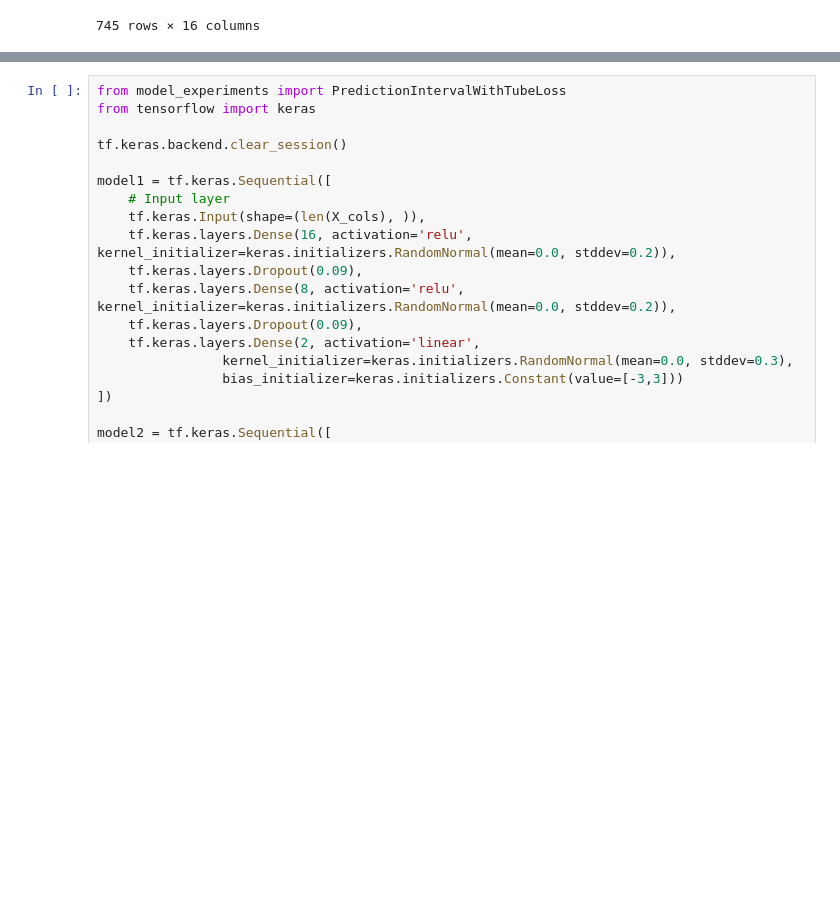
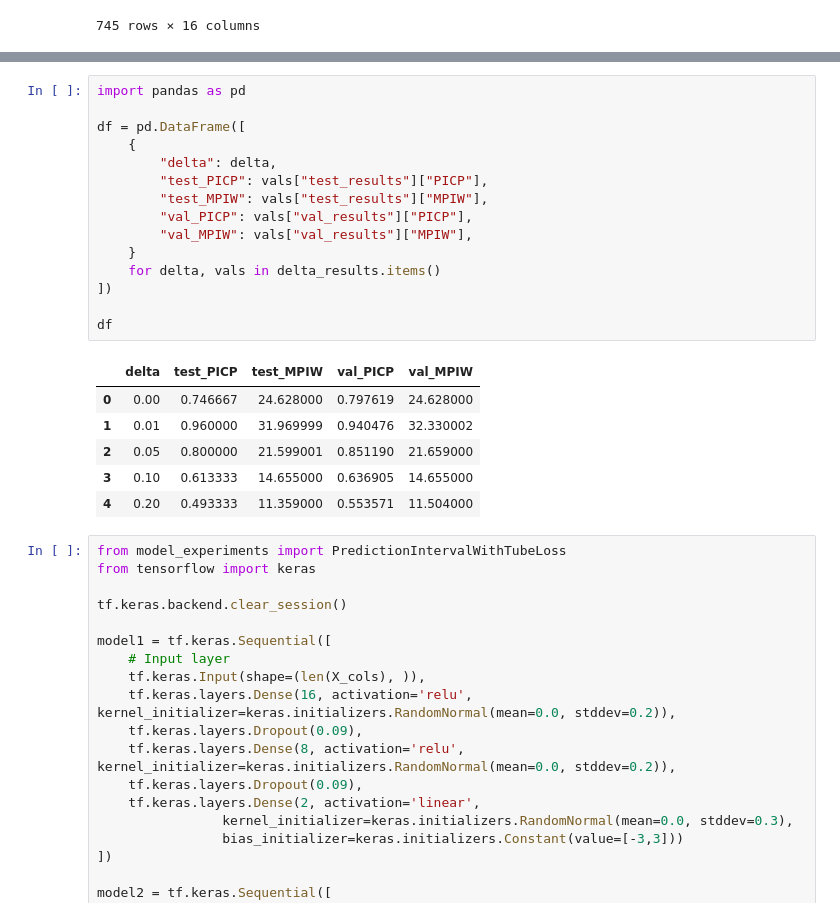
Before and after one commit to kshipra-jadav/major-2-experiments, a Jupyter notebook: code/tubeloss.ipynb, the cells around one changed output, grey strips where cells are left out. Saved outputs shown, nothing was run; the diff lists cells and outputs as text; blank space fills up the shorter version.

```diff
--- a/code/tubeloss.ipynb
+++ b/code/tubeloss.ipynb
@@ -39,3 +176,25 @@ combined
+# %%
+import pandas as pd
+
+df = pd.DataFrame([
+    {
+        "delta": delta,
+        "test_PICP": vals["test_results"]["PICP"],
+        "test_MPIW": vals["test_results"]["MPIW"],
+        "val_PICP": vals["val_results"]["PICP"],
+        "val_MPIW": vals["val_results"]["MPIW"],
+    }
+    for delta, vals in delta_results.items()
+])
+
+df
+# %% [output]
+|  | delta | test_PICP | test_MPIW | val_PICP | val_MPIW |
+| 0 | 0.00 | 0.746667 | 24.628000 | 0.797619 | 24.628000 |
+| 1 | 0.01 | 0.960000 | 31.969999 | 0.940476 | 32.330002 |
+| 2 | 0.05 | 0.800000 | 21.599001 | 0.851190 | 21.659000 |
+| 3 | 0.10 | 0.613333 | 14.655000 | 0.636905 | 14.655000 |
+| 4 | 0.20 | 0.493333 | 11.359000 | 0.553571 | 11.504000 |
 # %%
 from model_experiments import PredictionIntervalWithTubeLoss
 from tensorflow import keras
```
Also changed, not shown: parts of 10 cells of this notebook, 3 other files.
